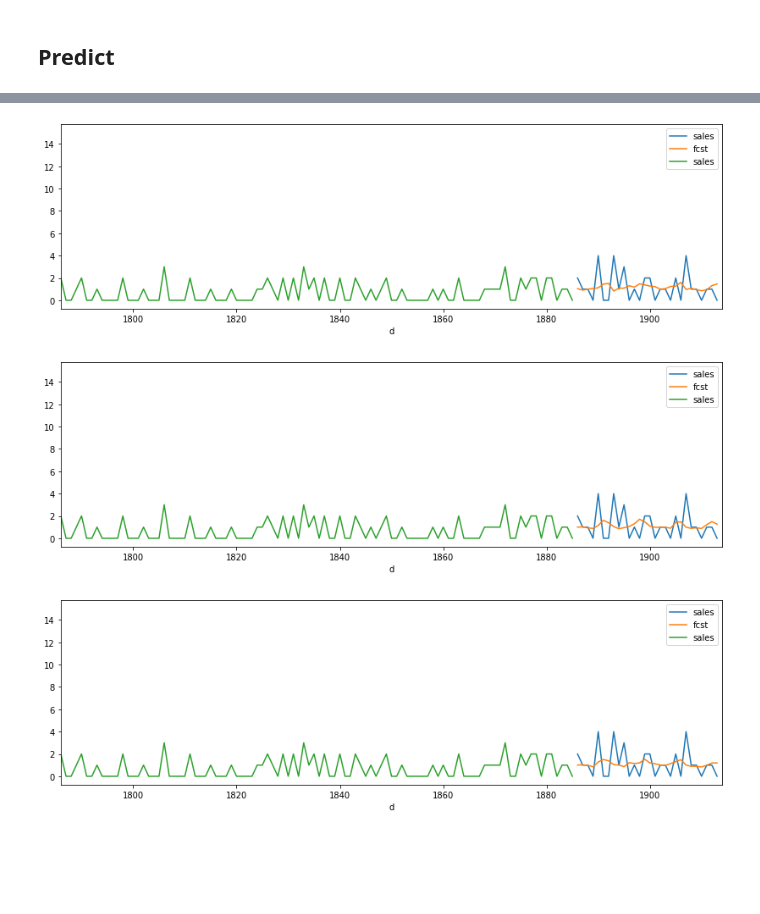
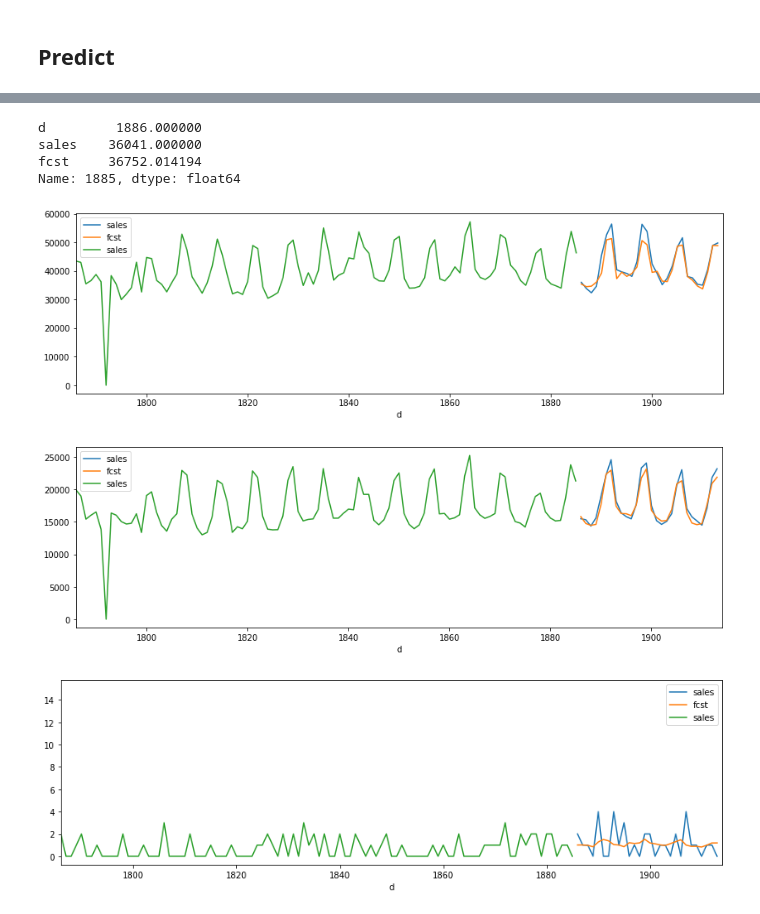
Before and after one commit to coldwhitewinters/m5-forecasting, a Jupyter notebook: notebooks/forecast-Copy1.ipynb, the cells around one changed output, grey strips where cells are left out. Saved outputs shown, nothing was run; the diff lists cells and outputs as text; code cells hidden in the pictures; blank space fills up the shorter version.

```diff
--- a/notebooks/forecast-Copy1.ipynb
+++ b/notebooks/forecast-Copy1.ipynb
@@ -60,11 +278,18 @@ LightGBMError: Could not open /home/ariel/Playground/m5-forecasting/models/12/9/
+# %%
+fcst_1_1.iloc[0]
+# %% [output]
+d         1886.000000
+sales    36041.000000
+fcst     36752.014194
+Name: 1885, dtype: float64
 # %%
-plot_fcst(cfg.DATA_DIR, cfg.FCST_DIR, level=level, step=1)
+plot_fcst(cfg.DATA_DIR, cfg.FCST_DIR, level=1, step=28)
 # %% [output]
-[figure, old version]
+[figure, new version]
 # %%
-plot_fcst(cfg.DATA_DIR, cfg.FCST_DIR, level=level, step=3)
+plot_fcst(cfg.DATA_DIR, cfg.FCST_DIR, level=2, step=28)
 # %% [output]
-[figure, old version]
+[figure, new version]
 # %%
 plot_fcst(cfg.DATA_DIR, cfg.FCST_DIR, level=level, step=6)
 # %% [output]
```
Also changed, not shown: parts of 22 cells of this notebook, 6 other files.
